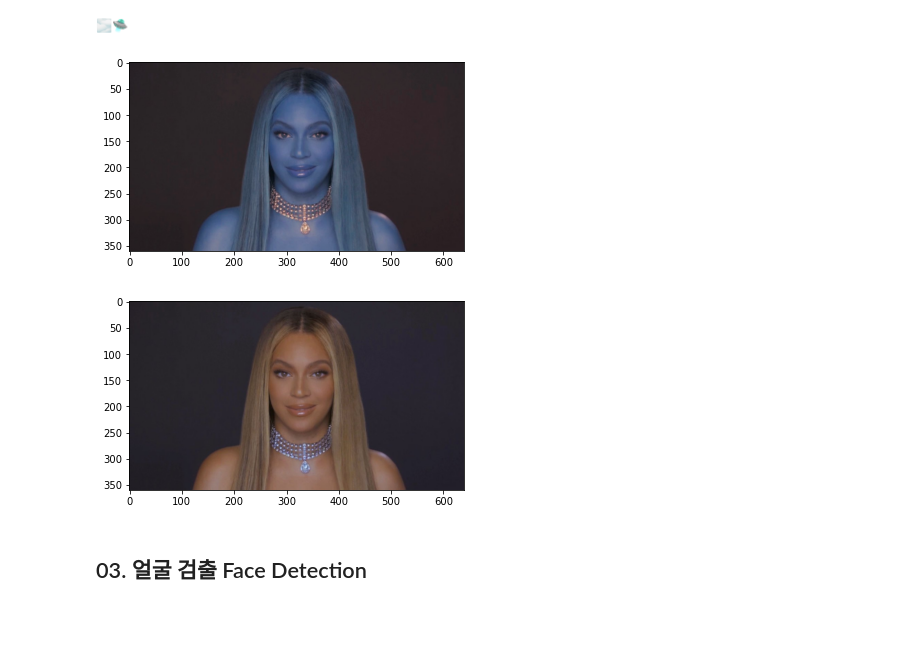
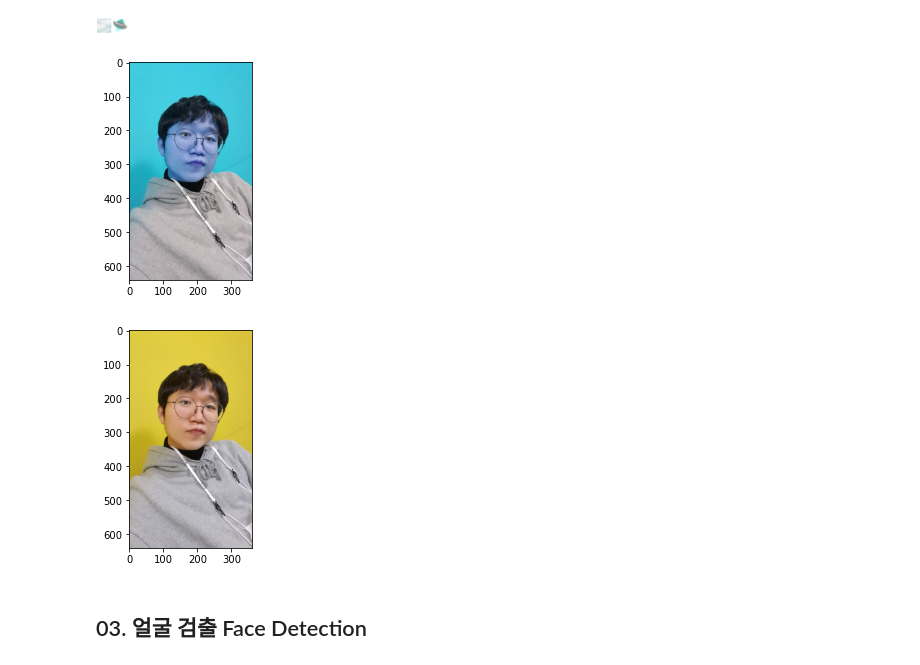
Before and after one commit to 1pha/Modulabs-Daehyun, a Jupyter notebook: E5.ipynb, the cells around one changed output. Cells and saved outputs as stored; diff of their text form; code cells hidden in the pictures; blank space fills up the shorter version.

```diff
--- a/E5.ipynb
+++ b/E5.ipynb
@@ -12,21 +12,21 @@ print("🌫🛸")
 # %%
 import os
 # my_image_path = '../images/image.jpg'
-my_image_path = './images/beyonce.jpg'
+my_image_path = './images/selfie.jpg'
 img_bgr = cv2.imread(my_image_path)    #- OpenCV로 이미지를 읽어서
-img_bgr = cv2.resize(img_bgr, (640, 360))    # 640x360의 크기로 Resize
+img_bgr = cv2.resize(img_bgr, (360, 640))    # 640x360의 크기로 Resize
 img_show = img_bgr.copy()      #- 출력용 이미지 별도 보관
 plt.imshow(img_bgr)
 plt.show()
 # %% [output]
-[figure, old version]
+[figure, new version]
 # %%
 # plt.imshow 이전에 RGB 이미지로 바꾸는 것을 잊지마세요.
 img_rgb = cv2.cvtColor(img_bgr, cv2.COLOR_BGR2RGB)
 plt.imshow(img_rgb)
 plt.show()
 # %% [output]
-[figure, old version]
+[figure, new version]
 # %% [markdown]
 ## 03. 얼굴 검출 Face Detection
 # %%
```
Also changed, not shown: parts of 9 cells of this notebook, 1 other file.
